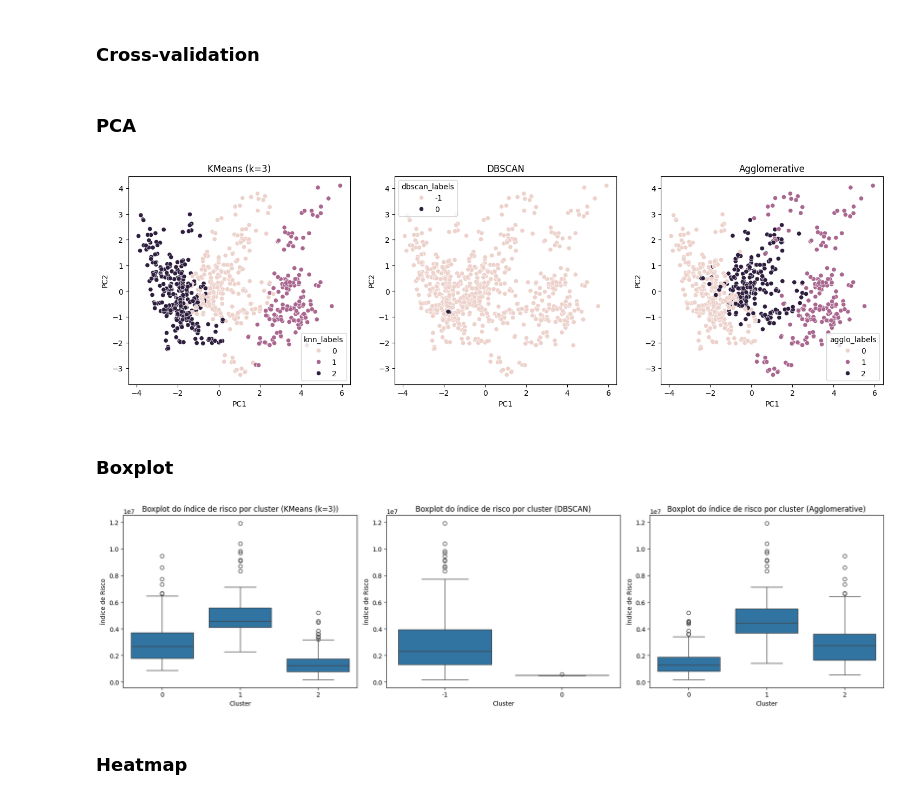
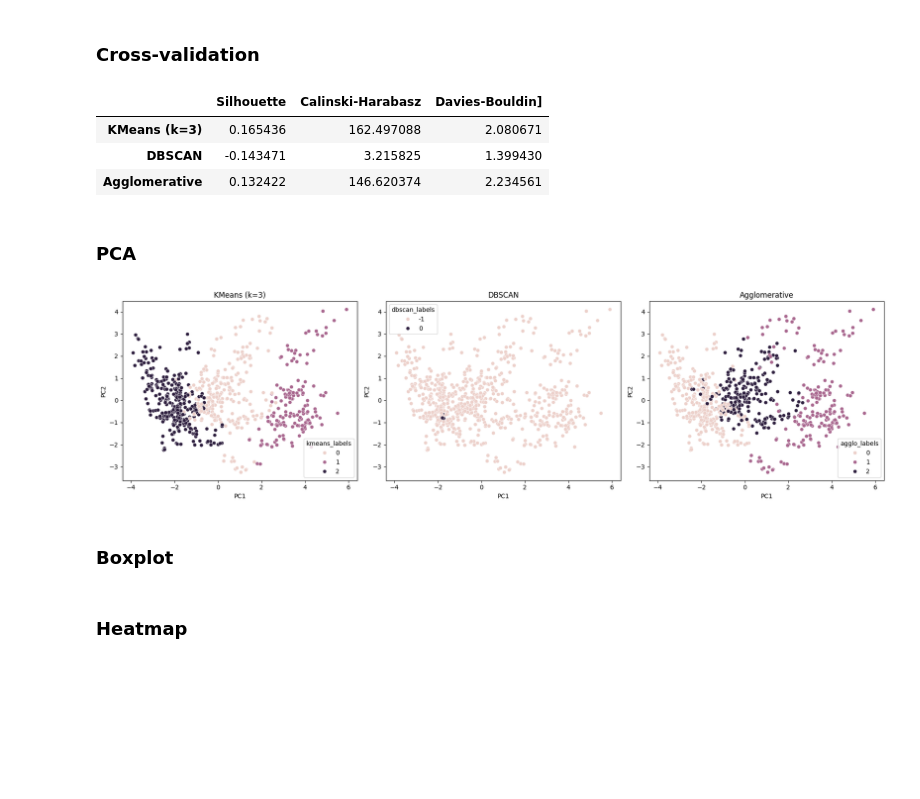
Before and after one commit to TurnipPudding/Machine-Learning---SCC0276, a Jupyter notebook: Trabalho 2/trab02_ML.ipynb, the cells around one changed output. Cells and saved outputs as stored; diff of their text form; code cells hidden in the pictures; blank space fills up the shorter version.

```diff
--- a/Trabalho 2/trab02_ML.ipynb
+++ b/Trabalho 2/trab02_ML.ipynb
@@ -249,6 +278,6 @@ X_scaled = scaler.fit_transform(df[colums_to_sum])
 # %%
-knn = KMeans(n_clusters=3, random_state=42, n_init=10)
-knn_labels, knn_cv = run_model(knn, X_scaled, [])
+kmeans = KMeans(n_clusters=3, random_state=42, n_init=10)
+kmeans_labels, kmeans_cv, kmeans_centroids = run_model(kmeans, X_scaled, [])
 # %% [markdown]
 ### Cross-validation
 # %%
@@ -258,10 +287,12 @@ print(knn_cv)
 # %% [markdown]
 ### PCA
 # %%
-knn_column = 'knn_labels'
-knn_title = 'KMeans (k=3)'
+kmeans_column = 'kmeans_labels'
+kmeans_title = 'KMeans (k=3)'
 
-df[knn_column] = knn_labels
+df[kmeans_column] = kmeans_labels
 
-pca_gen(X_scaled=X_scaled, df=df, column=[knn_column], title=[knn_title])
+kmeans_loading_df, kmeans_explained_var = pca_gen(X_scaled=X_scaled, df=df,
+                                                  column=[kmeans_column], title=[kmeans_title],
+                                                  feature_names=colums_to_sum, return_loadings=True)
 # %% [output]
@@ -282,7 +333,7 @@ heatmap_gen(df=df)
 ## Testes com DBSCAN
 # %%
 dbscan = DBSCAN(eps=0.5, min_samples=5)
-dbscan_labels, dbscan_cv = run_model(dbscan, X_scaled, [])
+dbscan_labels, dbscan_cv, _ = run_model(dbscan, X_scaled, [])
 # %% [markdown]
 ### Cross-validation
 # %%
@@ -316,7 +363,7 @@ heatmap_gen(df=df)
 ## Testes com Agglomerative Clustering
 # %%
 agglo = AgglomerativeClustering(n_clusters=3)
-agglo_labels, agglo_cv = run_model(agglo, X_scaled, [])
+agglo_labels, agglo_cv, _ = run_model(agglo, X_scaled, [])
 # %% [markdown]
 ### Cross-validation
 # %%
@@ -358,17 +396,25 @@ models_cv = pd.concat([pd.DataFrame(knn_cv, columns=['Silhouette', 'Calinski-Har
+# %%
+models_cv = pd.DataFrame(index=[kmeans_title, dbscan_title, agglo_title],
+             columns=['Silhouette', 'Calinski-Harabasz', 'Davies-Bouldin]'],
+             data=np.vstack([kmeans_cv, dbscan_cv, agglo_cv]))
+models_cv
+# %% [output]
+|  | Silhouette | Calinski-Harabasz | Davies-Bouldin] |
+| KMeans (k=3) | 0.165436 | 162.497088 | 2.080671 |
+| DBSCAN | -0.143471 | 3.215825 | 1.399430 |
+| Agglomerative | 0.132422 | 146.620374 | 2.234561 |
 # %% [markdown]
 ### PCA
 # %%
 pca_gen(X_scaled=X_scaled, df=df,
-        column=[knn_column, dbscan_column, agglo_column],
-        title=[knn_title, dbscan_title, agglo_title])
+        column=[kmeans_column, dbscan_column, agglo_column],
+        title=[kmeans_title, dbscan_title, agglo_title])
 # %% [output]
-[figure, old version]
+[figure, new version]
 # %% [markdown]
 ### Boxplot
 # %%
-boxplot_gen(df=df, column=[knn_column, dbscan_column, agglo_column],
-            title=[knn_title, dbscan_title, agglo_title])
+# boxplot_gen(df=df, column=[kmeans_column, dbscan_column, agglo_column],
+#             title=[kmeans_title, dbscan_title, agglo_title])
-# %% [output]
-[figure, removed]
 # %% [markdown]
 ### Heatmap
```
Also changed, not shown: parts of 32 cells of this notebook.
